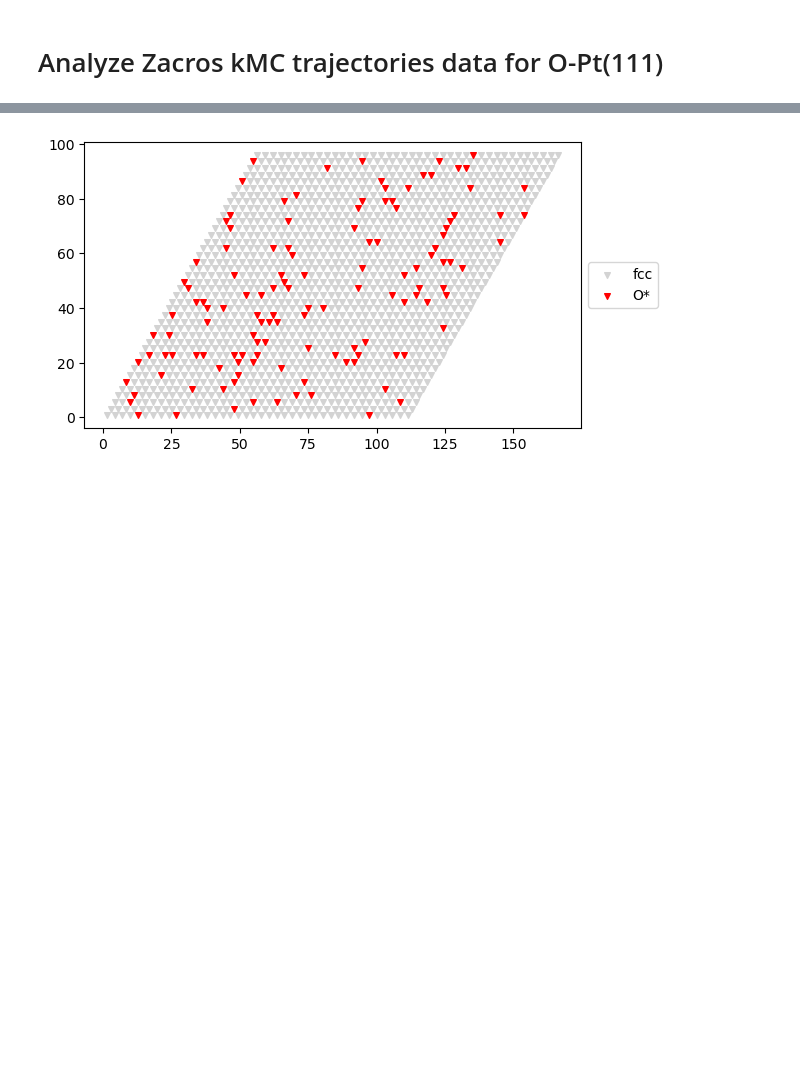
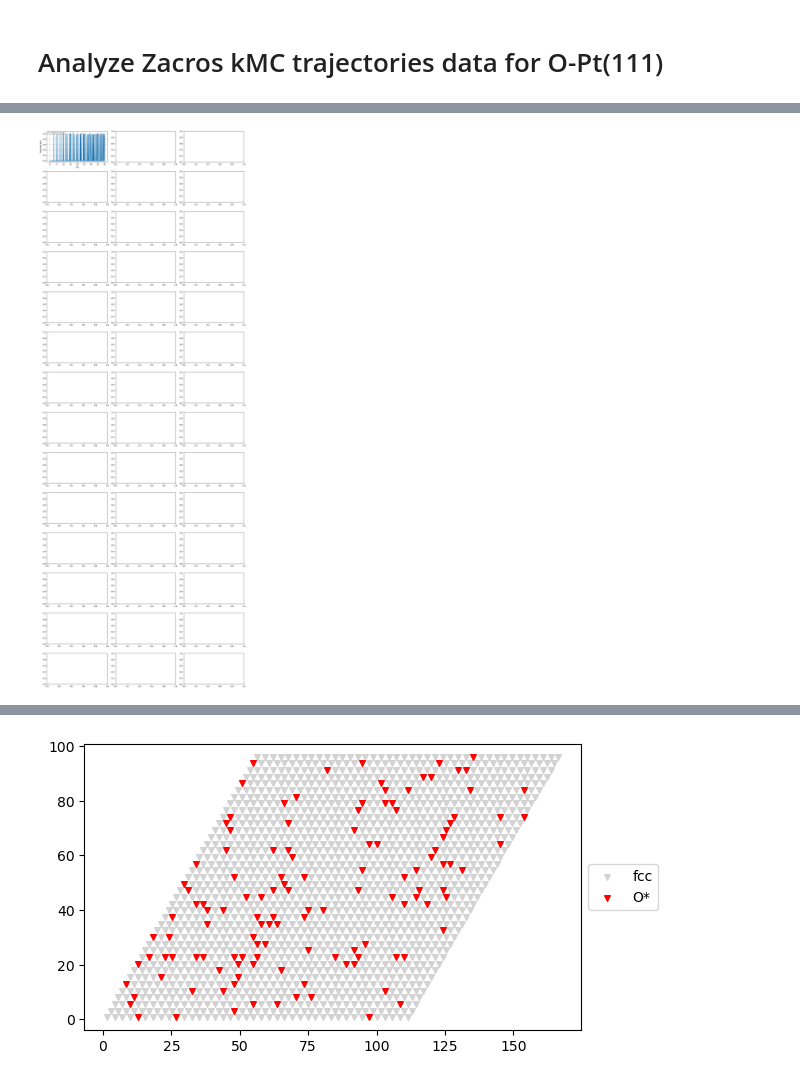
Before and after one commit to akandra/O_Pt111, a Jupyter notebook: zacros_analyze.ipynb, the cells around one changed output, grey strips where cells are left out. Drawn from its saved outputs; the diff is of its cells as text; code cells hidden in the pictures; blank space fills up the shorter version.

Commit message:
average rdf and cluster statistics is implemented

```diff
--- a/zacros_analyze.ipynb
+++ b/zacros_analyze.ipynb
@@ -346,5 +124,0 @@ def rdf(confs, coverage, v1, v2, r_max=None, dr=0.1, g_lat=None, lattice_constan
-# %%
-data = Path.cwd() /"zacros_run_0050_upto5nn_0200/lattice_input.dat"
-lattice_xy,v1,v2 = get_lattice_xy(data)
-ads_coords = zf.get_xy(data)
-zf.lattice_plot(data, idx=10)
@@ -364,0 +127,89 @@ rdf(ads_coords[49:],0.05, v1, v2, lattice_constant=lattice_constant, r_max=40.0,
+# %%
+# Set the starting point for equilibrium from the averaged energy plots
+fraction_eq = 0.5
+# Consider extracting the lattice constant from zacros input files
+lattice_constant = 2.821135
+# RDF parameters
+r_max = 40.0
+dr    = 0.1
+nbins = int(np.ceil(r_max / dr))
+g_avg = np.zeros(nbins)
+
+ncols = 3
+fig_rdf, axes_rdf = plt.subplots(int(np.ceil(len(run_dirs)/ncols)), ncols, figsize=(15,40))
+
+start_ir = 0
+for irr,rundir in enumerate(run_dirs[start_ir:1]):
+   ir = irr + start_ir
+
+   # Check if the run was analyzed
+   if (results_dir / f'{rundir.name}_{rdf_file_suffix}').exists():
+      # print(f' Using the processed data from {results_dir} for {rundir.name}')
+      r, g_avg = np.loadtxt(results_dir / f'{rundir.name}_{rdf_file_suffix}', unpack=True)
+
+   else:
+
+      # print(f' Processing trajectories from {rundir.name}...')
+      # Get list of trajectories
+      traj_files = list(rundir.rglob('history_output.txt'))
+
+      # Get number of configurations
+      nconfs = []
+      for traj_file in traj_files:
+         with open(traj_file) as f:
+            for line in f:
+               if 'configuration' in line:
+                  confs = int(line.split()[1])
+         nconfs.append(confs)
+
+      for traj_file, confs in zip(traj_files,nconfs):
+
+         # Get lattice-site coordinates
+         try:
+            lattice = np.loadtxt(traj_file.parent / 'lattice_output.txt', usecols=(1,2),skiprows=2)
+            with open(traj_file.parent / 'lattice_output.txt') as f:
+               v1 = np.array(f.readline().split()[1:3], dtype=float)
+               v2 = np.array(f.readline().split()[1:3], dtype=float)
+            nsites  = len(lattice)
+         except Exception:
+            raise FileNotFoundError('lattice_output.txt not found in ' + str(traj_file.parent))
+
+         # Get reference RDF for full coverage
+         r, g_ref = zf.rdf([lattice], 1, v1, v2,
+                        lattice_constant=lattice_constant, r_max=r_max, dr=dr,
+                        plot=False)
+
+         # Get adsorbate positions
+         ads_coords = zf.get_xy(traj_file.parent / 'lattice_input.dat')
+
+         # Get RDF averaged over configurations in trajectory
+         r, g_traj = zf.rdf(ads_coords[:-int(fraction_eq*len(ads_coords))],
+                        coverages[ir], v1, v2,
+                        lattice_constant=lattice_constant, r_max=r_max, dr=dr,
+                        g_ref=g_ref, plot=False)
+         g_avg += g_traj / len(traj_files)
+
+      # Save processed data
+      np.savetxt(results_dir / f'{rundir.name}_{rdf_file_suffix}',
+                 np.column_stack((r, g_avg)),
+                 header='r_Angstroem rdf_au')
+
+   # Plot rdf using subplots
+   ax = axes_rdf[ir//ncols, ir%ncols]
+   ax.plot(r, g_avg, marker='o', linestyle='-', markersize=2)
+   ax.set_xlabel(r'$r/a_0$')
+   ax.set_ylabel('Reduced $g(r)$')
+   ax.set_title(f'{interactions[ir]}')
+   ax.text(0.02, 0.98, fr'$T={temperatures[ir]}$ K, $\theta={coverages[ir]:.3f}$, ',
+             transform=ax.transAxes,
+             va='top', ha='left',
+             fontsize=8,
+             bbox=dict(boxstyle='round', facecolor='white', alpha=0.6))
+
+   ax.grid()
+
+
+fig_rdf.tight_layout()
+#fig_rdf.show()
+# %% [output]
+[figure, added]
```
Also changed, not shown: parts of 14 cells of this notebook, 4 other files.
